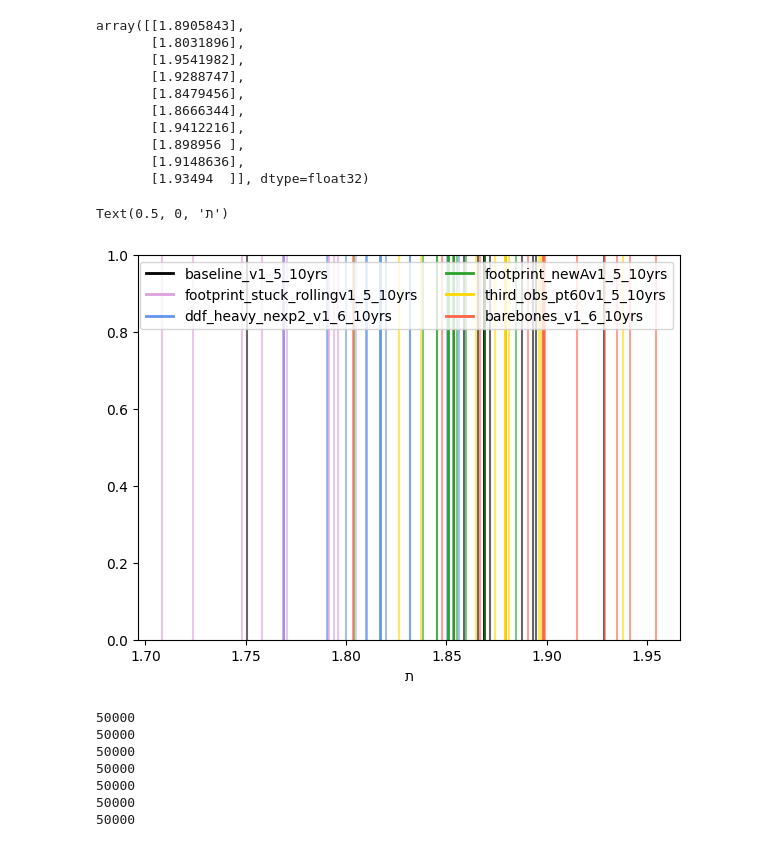
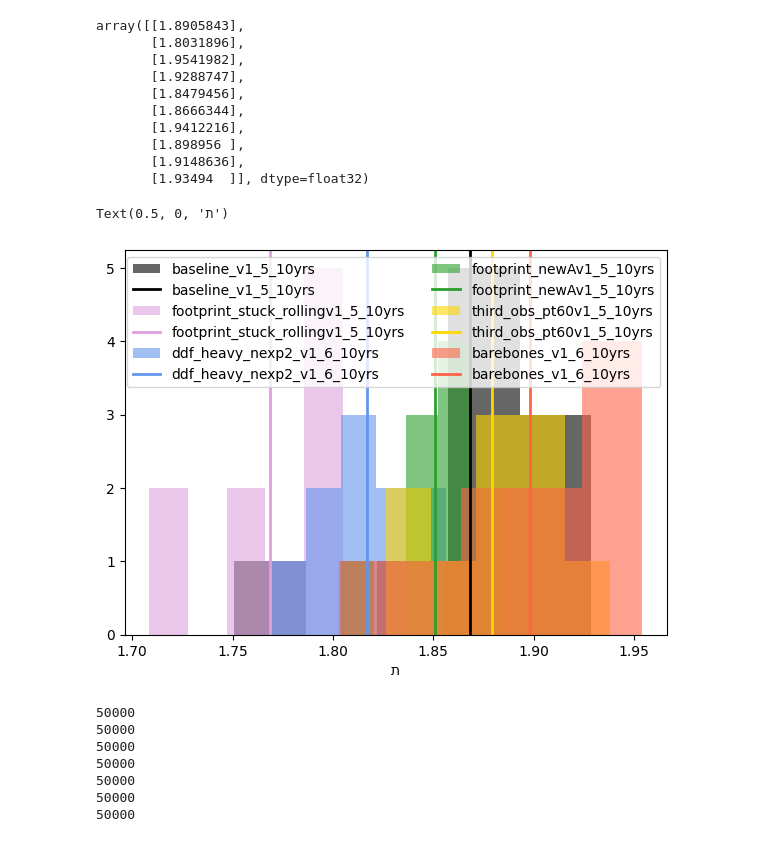
Before and after one commit to bscot/TheLastMetric, a Jupyter notebook: Example_TLM.ipynb, the cells around one changed output. Drawn from its saved outputs; the diff is of its cells as text; code cells hidden in the pictures.

Commit message:
Histogram Updated

```diff
--- a/Example_TLM.ipynb
+++ b/Example_TLM.ipynb
@@ -601,19 +601,19 @@ array([[1.8905843],
 # %%
 plt.figure(figsize=(7,5))
 for which_os in available_os:
-  # plt.hist(np.mean([(all_logp[which_os].T[j]) for j in range(10)], axis=1), 10, alpha=0.6,
-  #      color=os_colors[which_os], label=os_names[which_os])
+  plt.hist(np.mean([(all_logp[which_os].T[j]) for j in range(10)], axis=1), 5, alpha=0.6,
+       color=os_colors[which_os], label=os_names[which_os])
 
-  for j in range(10):
-    plt.axvline(np.mean(all_logp[which_os].T[j]), alpha=0.6,
-       color=os_colors[which_os])
+  # for j in range(10):
+  #   plt.axvline(np.mean(all_logp[which_os].T[j]), alpha=0.6,
+  #      color=os_colors[which_os])
   plt.axvline(np.mean(all_logp[which_os]), color=os_colors[which_os], linewidth=2, label=os_names[which_os])
 plt.legend(ncol=2)
 plt.xlabel(chr(0x05ea))
 # plt.savefig('metrics.pdf', bbox_inches = 'tight', pad_inches = 0 )
 # %% [output]
 Text(0.5, 0, 'ת')
-[figure, old version]
+[figure, new version]
 # %%
 # all_logp = {}
 # for which_os in available_os:
```
